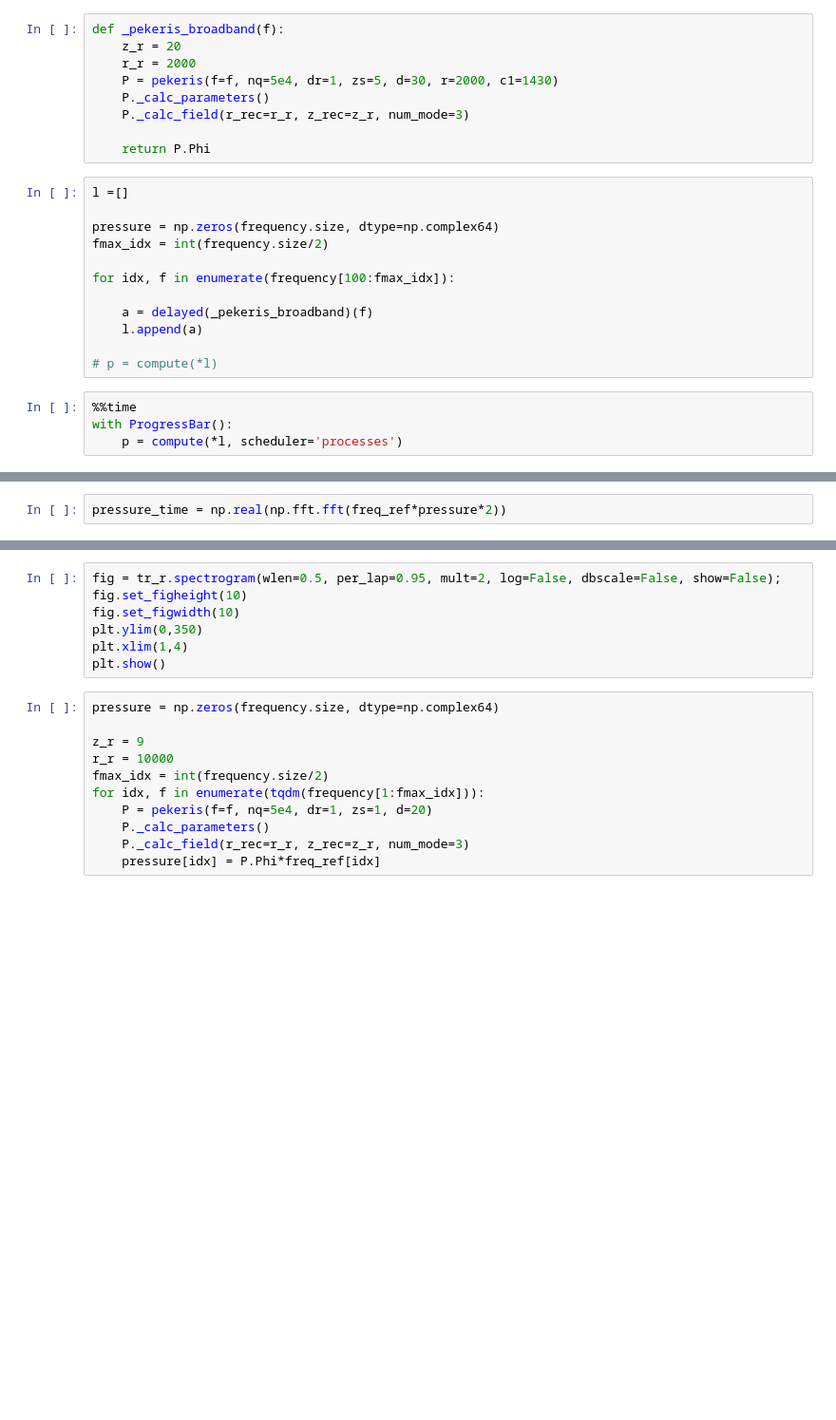
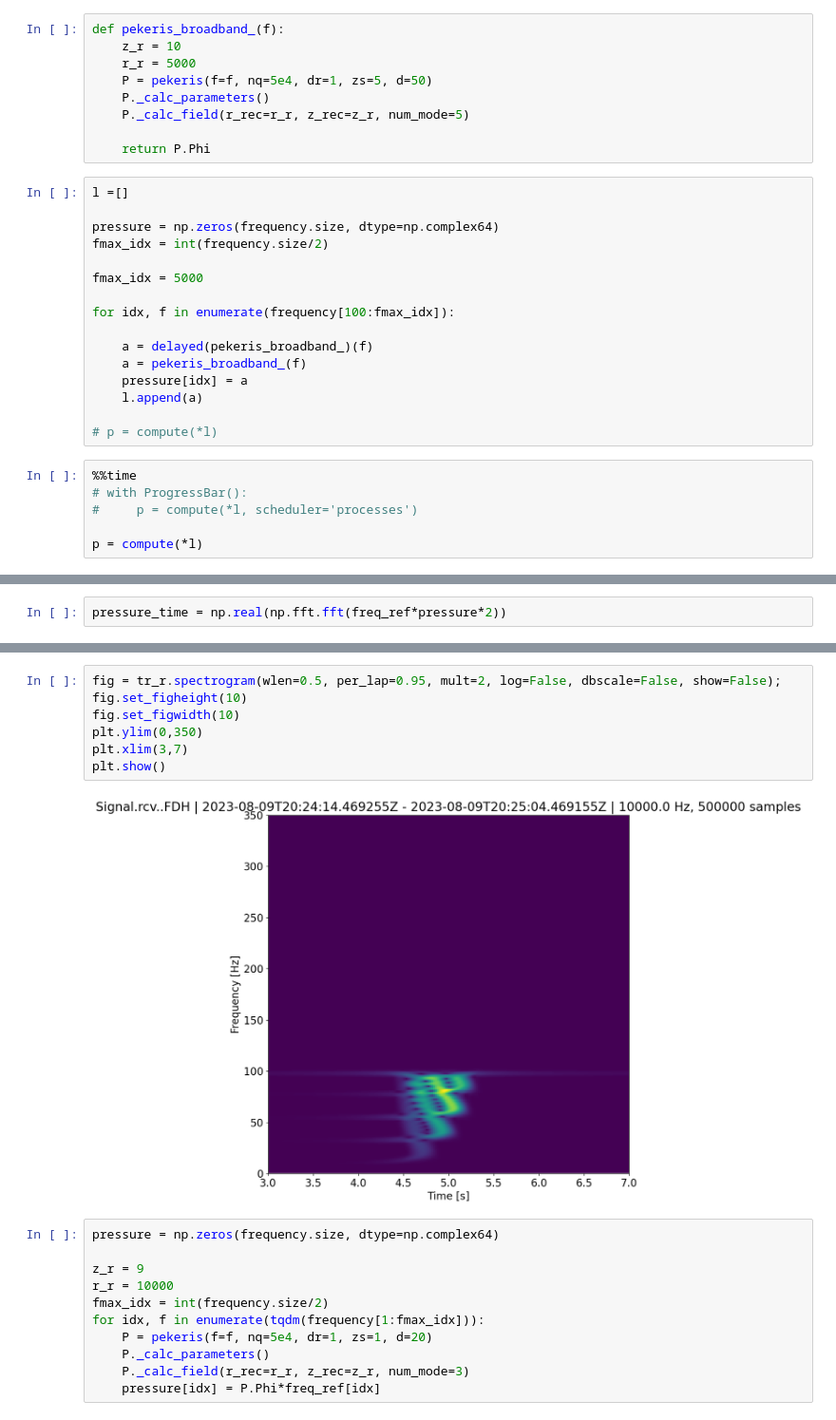
Before and after one commit to Gilaverbuch/pypekeris, a Jupyter notebook: Pekeris broadband (parallel) in progres....ipynb, the cells around one changed output, grey strips where cells are left out. Shown at 95% size. Drawn from its saved outputs; the diff is of its cells as text; blank space fills up the shorter version.

```diff
--- a/Pekeris broadband (parallel) in progres....ipynb
+++ b/Pekeris broadband (parallel) in progres....ipynb
@@ -88,10 +96,10 @@ plt.show()
 # %%
-def _pekeris_broadband(f):
-    z_r = 20
-    r_r = 2000
-    P = pekeris(f=f, nq=5e4, dr=1, zs=5, d=30, r=2000, c1=1430)
+def pekeris_broadband_(f):
+    z_r = 10
+    r_r = 5000
+    P = pekeris(f=f, nq=5e4, dr=1, zs=5, d=50)
     P._calc_parameters()
-    P._calc_field(r_rec=r_r, z_rec=z_r, num_mode=3)
+    P._calc_field(r_rec=r_r, z_rec=z_r, num_mode=5)
 
     return P.Phi
 # %%
@@ -100,13 +108,19 @@ l =[]
 pressure = np.zeros(frequency.size, dtype=np.complex64)
 fmax_idx = int(frequency.size/2)
 
+fmax_idx = 5000
+
 for idx, f in enumerate(frequency[100:fmax_idx]):
 
-    a = delayed(_pekeris_broadband)(f)
+    a = delayed(pekeris_broadband_)(f)
+    a = pekeris_broadband_(f)
+    pressure[idx] = a
     l.append(a)
 
 # p = compute(*l)
 # %%
 %%time
-with ProgressBar():
-    p = compute(*l, scheduler='processes')
+# with ProgressBar():
+#     p = compute(*l, scheduler='processes')
+
+p = compute(*l)
@@ -131,10 +154,12 @@ tr_r.plot();
 # %%
 fig = tr_r.spectrogram(wlen=0.5, per_lap=0.95, mult=2, log=False, dbscale=False, show=False);
 fig.set_figheight(10)
 fig.set_figwidth(10)
 plt.ylim(0,350)
-plt.xlim(1,4)
+plt.xlim(3,7)
 plt.show()
+# %% [output]
+[figure, added]
 # %%
 pressure = np.zeros(frequency.size, dtype=np.complex64)
 
```
Also changed, not shown: parts of 6 cells of this notebook.
